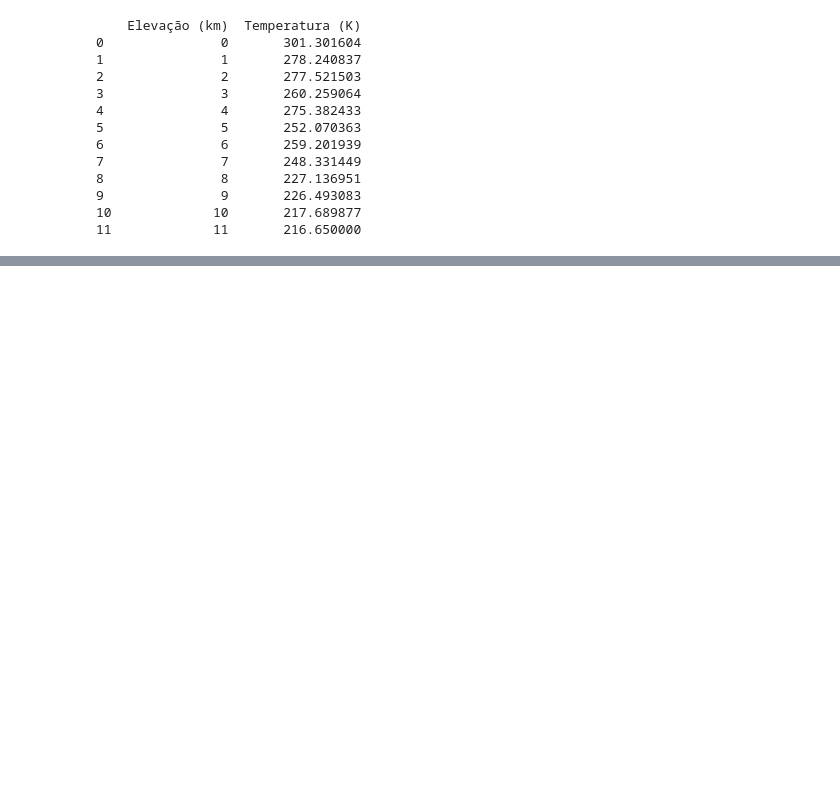
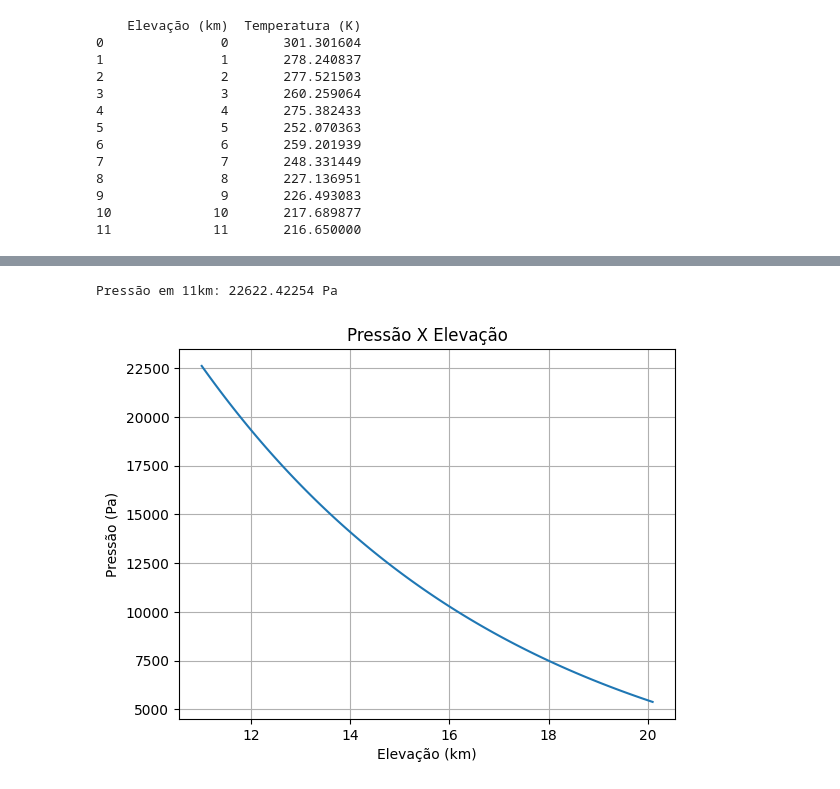
Before and after one commit to RaffaellaSantos/pressao_elevacao, a Jupyter notebook: atividade1.ipynb, the cells around one changed output, grey strips where cells are left out. Drawn from its saved outputs; the diff is of its cells as text; code cells hidden in the pictures; blank space fills up the shorter version.

```diff
--- a/atividade1.ipynb
+++ b/atividade1.ipynb
@@ -166,0 +268,37 @@ array([22695.26669017])
+# %%
+B = 0.00650 # K/m
+t_0 = 288.16 # K
+# R = 287.058 # J/Kg*K
+# G = 9.81 # m/s²
+# p_0 = 101325 # Pa
+
+def p_padrao(e):
+    e = e * (10**3)
+    return p_0 * (1 - ((B*e)/t_0))**((G/(R*B)))
+
+p_11_padrao = p_padrao(11)
+
+print(f"Pressão em 11km: {p_11_padrao:.5f} Pa")
+# %% [output]
+Pressão em 11km: 22622.42254 Pa
+# %%
+def p_1(e, p_0, e_inicial):
+    e = e * (10**3)
+    delta_e = e - e_inicial
+    return p_0 * (np.exp(-(G/(R*T) * (delta_e))))
+# %%
+e_inicial = 11000
+
+altitude = np.linspace(11.0, 20.1, 100)  # 100 pontos na plotagem
+
+p_o_11 = p_11_padrao
+pressao = p_1(altitude, p_o_11, e_inicial)
+
+plt.plot(altitude, pressao)
+plt.xlabel('Elevação (km)')
+plt.ylabel('Pressão (Pa)')
+plt.title('Pressão X Elevação')
+plt.grid(True)
+plt.show()
+# %% [output]
+[figure, added]
```
Also changed, not shown: parts of 21 cells of this notebook, 1 other file.
